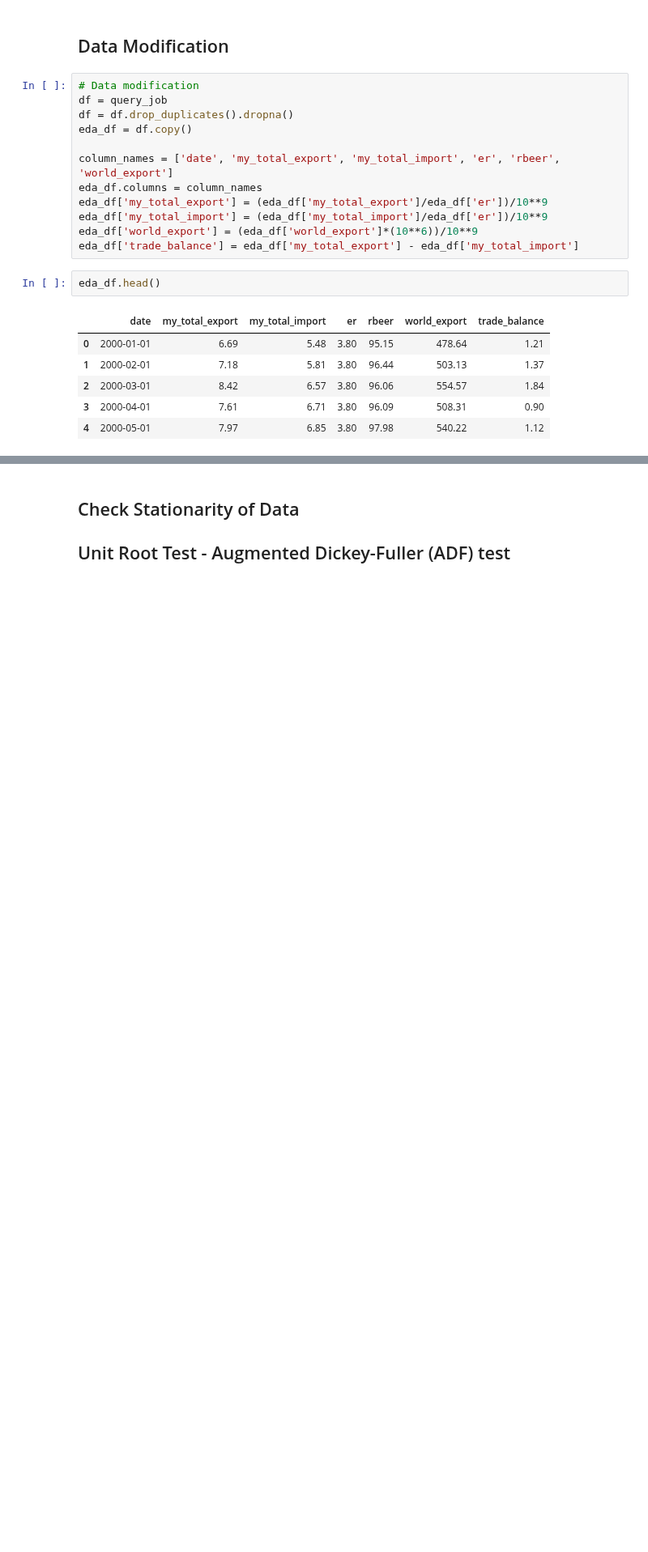
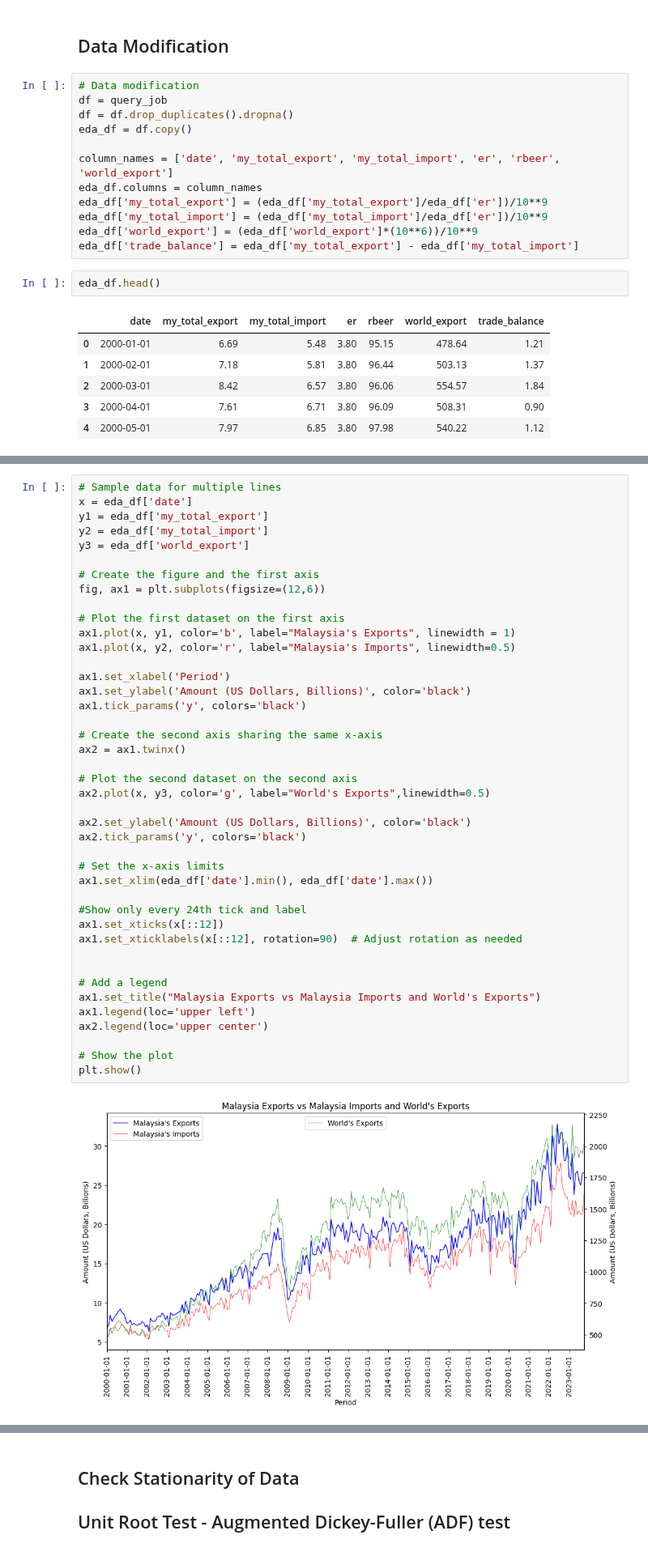
Before and after one commit to jhwong97/wqd7002-forecasting-export-project, a Jupyter notebook: test_code_area.ipynb, the cells around one changed output, grey strips where cells are left out. Shown at 81% size. Saved outputs shown, nothing was run; the diff lists cells and outputs as text; blank space fills up the shorter version.

Commit message:
Added code for exploratory data analysis part

```diff
--- a/test_code_area.ipynb
+++ b/test_code_area.ipynb
@@ -789,0 +779,44 @@ final_df.info()
+# %%
+# Sample data for multiple lines
+x = eda_df['date']
+y1 = eda_df['my_total_export']
+y2 = eda_df['my_total_import']
+y3 = eda_df['world_export']
+
+# Create the figure and the first axis
+fig, ax1 = plt.subplots(figsize=(12,6))
+
+# Plot the first dataset on the first axis
+ax1.plot(x, y1, color='b', label="Malaysia's Exports", linewidth = 1)
+ax1.plot(x, y2, color='r', label="Malaysia's Imports", linewidth=0.5)
+
+ax1.set_xlabel('Period')
+ax1.set_ylabel('Amount (US Dollars, Billions)', color='black')
+ax1.tick_params('y', colors='black')
+
+# Create the second axis sharing the same x-axis
+ax2 = ax1.twinx()
+
+# Plot the second dataset on the second axis
+ax2.plot(x, y3, color='g', label="World's Exports",linewidth=0.5)
+
+ax2.set_ylabel('Amount (US Dollars, Billions)', color='black')
+ax2.tick_params('y', colors='black')
+
+# Set the x-axis limits
+ax1.set_xlim(eda_df['date'].min(), eda_df['date'].max())
+
+#Show only every 24th tick and label
+ax1.set_xticks(x[::12])
+ax1.set_xticklabels(x[::12], rotation=90)  # Adjust rotation as needed
+
+
+# Add a legend
+ax1.set_title("Malaysia Exports vs Malaysia Imports and World's Exports")
+ax1.legend(loc='upper left')
+ax2.legend(loc='upper center')
+
+# Show the plot
+plt.show()
+# %% [output]
+[figure, added]
```
Also changed, not shown: parts of 11 cells of this notebook.
